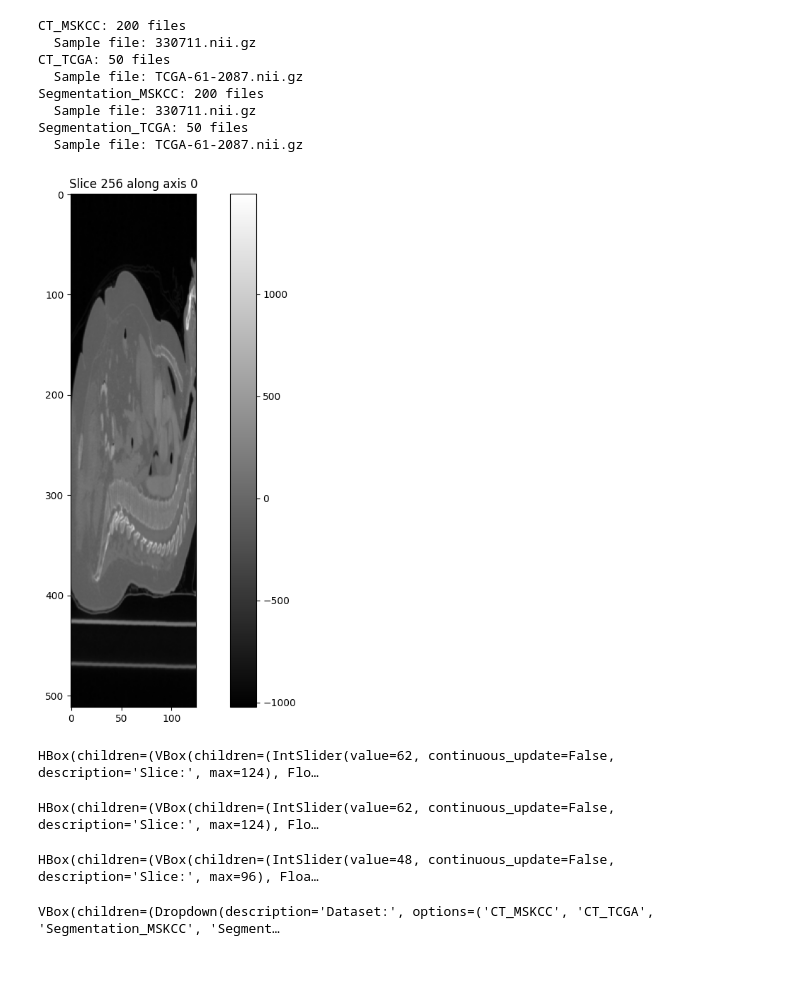
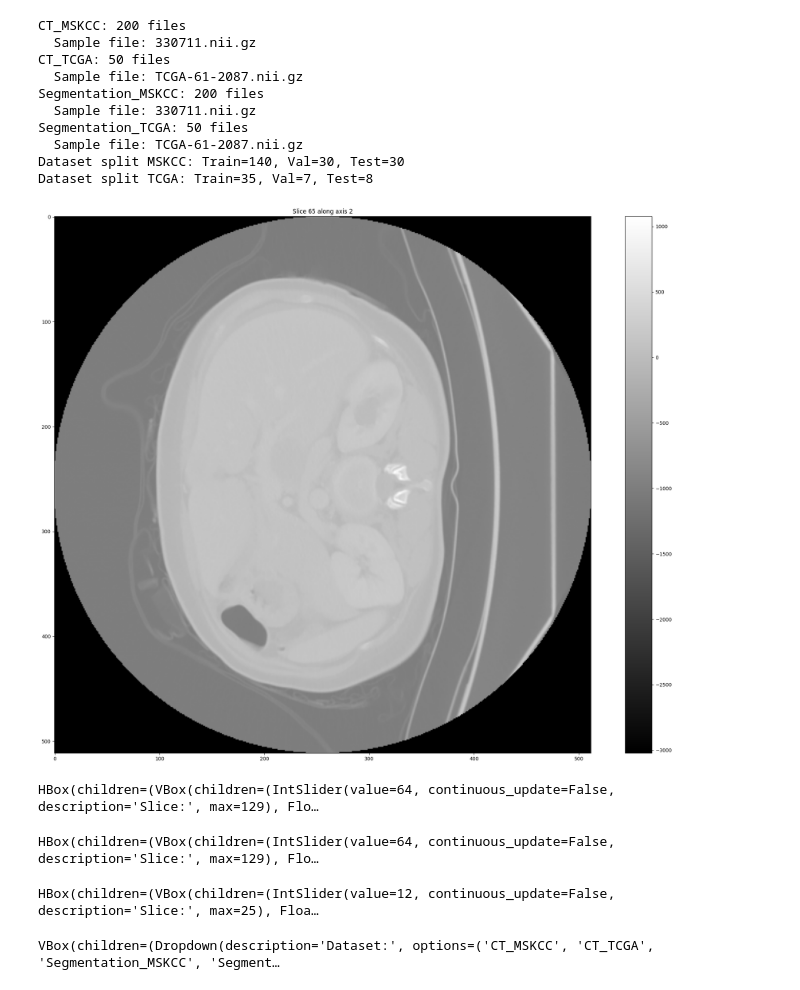
Before and after one commit to TopAgrume/PINKCC_challenge_2025, a Jupyter notebook: data_exploration.ipynb, the cells around one changed output. Cells and saved outputs as stored; diff of their text form; code cells hidden in the pictures.

```diff
--- a/data_exploration.ipynb
+++ b/data_exploration.ipynb
@@ -4,5 +4,5 @@ from project.visualizer import JupyterVisualizer
 # %%
-dataset = Dataset.loading_dataset_paths()
+dataset = Dataset('DatasetChallenge')
 # %% [output]
 CT_MSKCC: 200 files
   Sample file: 330711.nii.gz
@@ -12,31 +12,33 @@ Segmentation_MSKCC: 200 files
   Sample file: 330711.nii.gz
 Segmentation_TCGA: 50 files
   Sample file: TCGA-61-2087.nii.gz
+Dataset split MSKCC: Train=140, Val=30, Test=30
+Dataset split TCGA: Train=35, Val=7, Test=8
 # %%
-img, data = Dataset.load_from_path(dataset[f'CT_MSKCC'][0])
+img, data = SampleUtils.load_from_path(dataset.data[f'CT_MSKCC'][0])
 # %%
-Dataset.display_slice(data, axis=0)
+SampleUtils.display_slice(data, axis=2)
 # %% [output]
-[figure, old version]
+[figure, new version]
 # %%
 JupyterVisualizer.interactive_slice_viewer(data, title_prefix="CT: ")
 # %% [output]
-HBox(children=(VBox(children=(IntSlider(value=62, continuous_update=False, description='Slice:', max=124), Flo…
+HBox(children=(VBox(children=(IntSlider(value=64, continuous_update=False, description='Slice:', max=129), Flo…
 # %%
-sample_seg_file = dataset['Segmentation_MSKCC'][0]
-seg_img, seg_data = Dataset.load_from_path(sample_seg_file)
+sample_seg_file = dataset.data['Segmentation_MSKCC'][0]
+seg_img, seg_data = SampleUtils.load_from_path(sample_seg_file)
 
 JupyterVisualizer.interactive_slice_viewer(seg_data, cmap='viridis', title_prefix="Segmentation: ")
 # %% [output]
-HBox(children=(VBox(children=(IntSlider(value=62, continuous_update=False, description='Slice:', max=124), Flo…
+HBox(children=(VBox(children=(IntSlider(value=64, continuous_update=False, description='Slice:', max=129), Flo…
 # %%
-ct_file = dataset['CT_TCGA'][0]
-ct_img, ct_data = Dataset.load_from_path(ct_file)
+ct_file = dataset.data['CT_TCGA'][0]
+ct_img, ct_data = SampleUtils.load_from_path(ct_file)
 
-seg_file = dataset['Segmentation_TCGA'][0]
-seg_img, seg_data = Dataset.load_from_path(seg_file)
+seg_file = dataset.data['Segmentation_TCGA'][0]
+seg_img, seg_data = SampleUtils.load_from_path(seg_file)
 
 JupyterVisualizer.interactive_ct_seg_viewer(ct_data, seg_data)
 # %% [output]
-HBox(children=(VBox(children=(IntSlider(value=48, continuous_update=False, description='Slice:', max=96), Floa…
+HBox(children=(VBox(children=(IntSlider(value=12, continuous_update=False, description='Slice:', max=25), Floa…
 # %%
```
Also changed, not shown: parts of 4 cells of this notebook, 11 other files.
